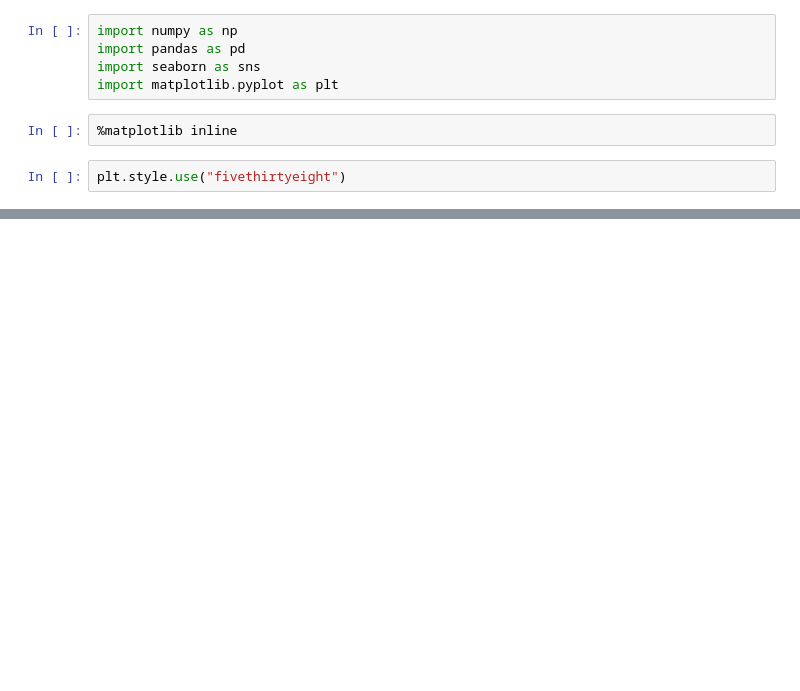
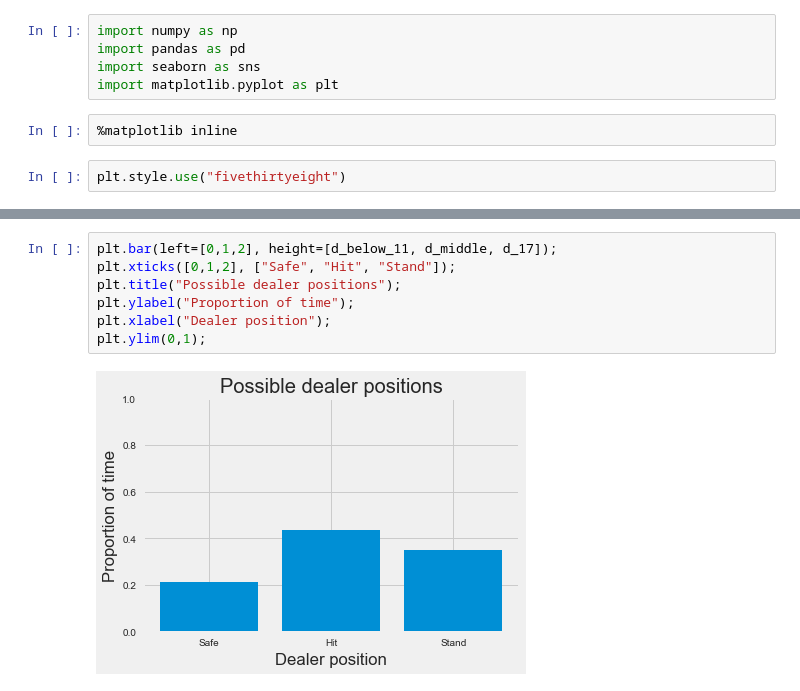
Before and after one commit to jocelyn-ong/data-science-projects, a Jupyter notebook: others/blackjack/analysis.ipynb, the cells around one changed output, grey strips where cells are left out. Cells and saved outputs as stored; diff of their text form; blank space fills up the shorter version.

```diff
--- a/others/blackjack/analysis.ipynb
+++ b/others/blackjack/analysis.ipynb
@@ -11,0 +53,9 @@ df = pd.read_csv("cards.csv")
+# %%
+plt.bar(left=[0,1,2], height=[d_below_11, d_middle, d_17]);
+plt.xticks([0,1,2], ["Safe", "Hit", "Stand"]);
+plt.title("Possible dealer positions");
+plt.ylabel("Proportion of time");
+plt.xlabel("Dealer position");
+plt.ylim(0,1);
+# %% [output]
+[figure, added]
```
Also changed, not shown: parts of 15 cells of this notebook, 2 other files.
